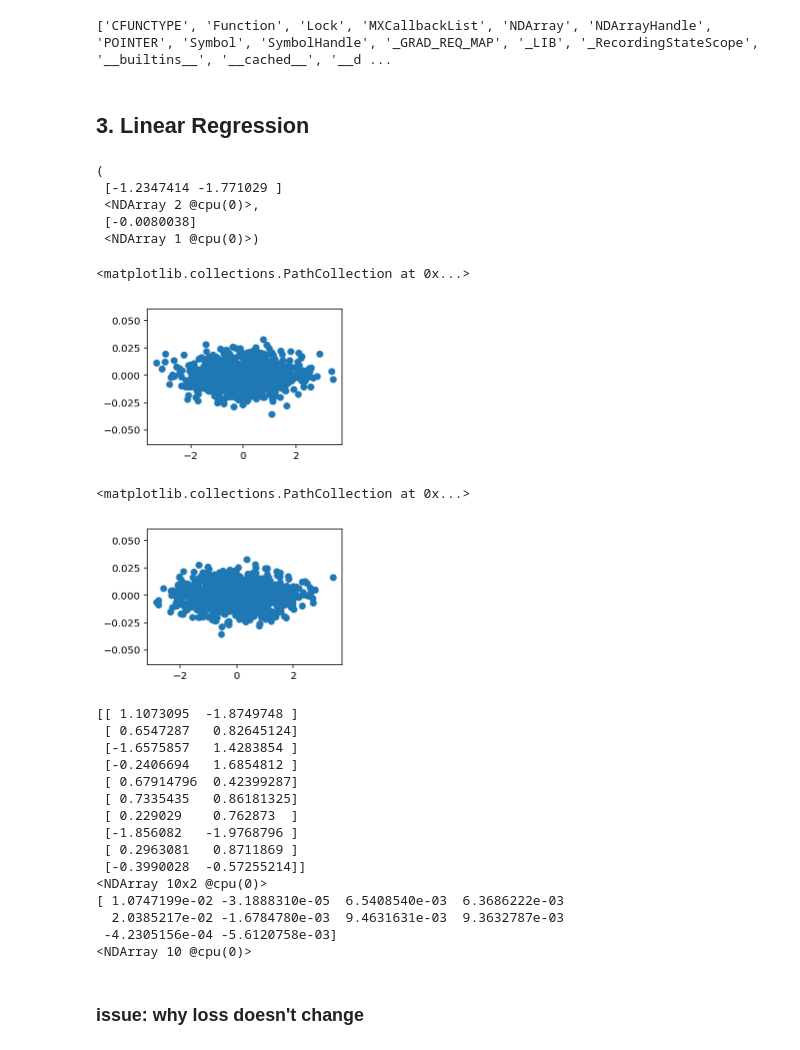
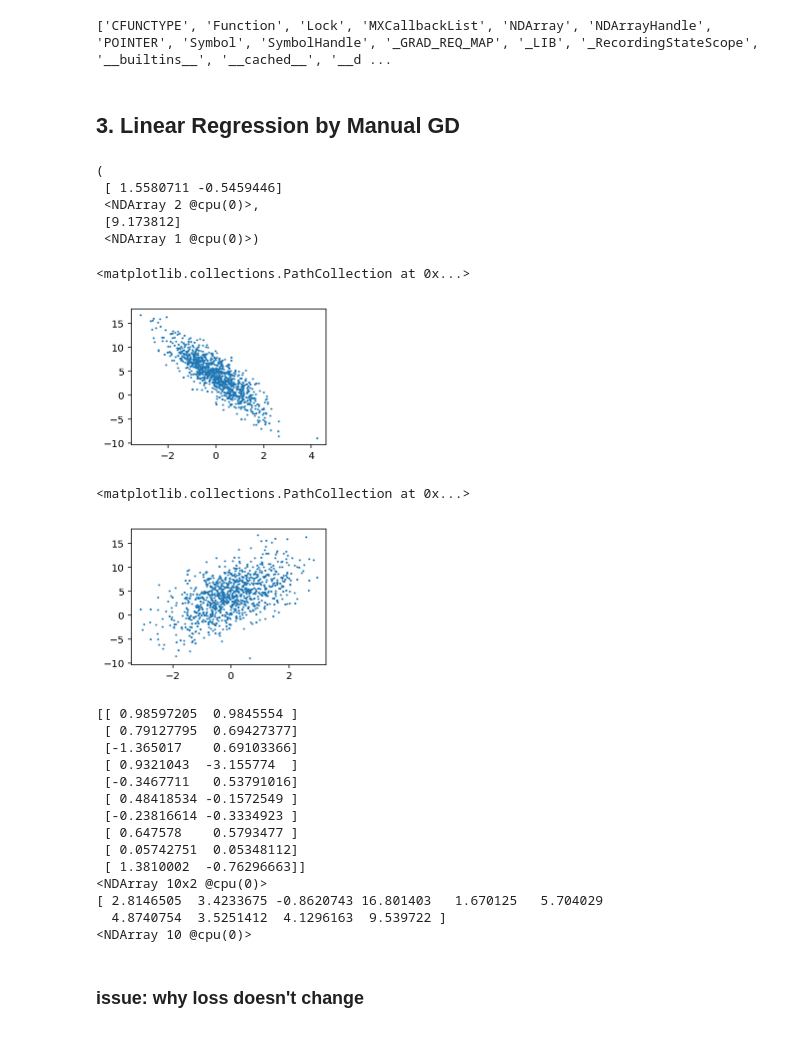
Before and after one commit to llv22/mxnet_daily, a Jupyter notebook: basis.ipynb, the cells around one changed output. Drawn from its saved outputs; the diff is of its cells as text; code cells hidden in the pictures.

```diff
--- a/basis.ipynb
+++ b/basis.ipynb
@@ -98,7 +98,7 @@ print(dir(autograd))
 # %% [output]
 ['CFUNCTYPE', 'Function', 'Lock', 'MXCallbackList', 'NDArray', 'NDArrayHandle', 'POINTER', 'Symbol', 'SymbolHandle', '_GRAD_REQ_MAP', '_LIB', '_RecordingStateScope', '__builtins__', '__cached__', '__d ...
 # %% [markdown]
-## 3. Linear Regression
+## 3. Linear Regression by Manual GD
 # %%
 from IPython.display import set_matplotlib_formats
 from matplotlib import pyplot as plt
@@ -114,32 +114,37 @@ true_w = [2, -3.4]
 true_b = 4.2
 features = nd.random.normal(scale=1, shape=(num_examples, num_inputs))
 labels = true_w[0] * features[:, 0] + true_w[1] * features[:, 1] + true_b
-labels = nd.random.normal(scale=0.01, shape=labels.shape)
+# bug: labels += gaussion noise with scale = 0.01, as 0.001 is too small, almost cost will be zero => 0.01 will better
+labels += nd.random.normal(scale=0.01, shape=labels.shape)
 # %%
 features[0], labels[0]
 # %% [output]
 (
- [-1.2347414 -1.771029 ]
+ [ 1.5580711 -0.5459446]
  <NDArray 2 @cpu(0)>,
- [-0.0080038]
+ [9.173812]
  <NDArray 1 @cpu(0)>)
 # %%
 def set_figsize(figsize=(3.5, 2.5)):
+    """
+    analysis the linear relationship for different dimension.
+    """
     # set retina
     set_matplotlib_formats('retina')
     # set size of graphic
     plt.rcParams['figure.figsize'] = figsize
 
 set_figsize()
-plt.scatter(features[:, 1].asnumpy(), labels.asnumpy())
+# third parameter is c : color, sequence, or sequence of color, optional, default: ‘b’
+plt.scatter(features[:, 1].asnumpy(), labels.asnumpy(), 1)
 # %% [output]
 <matplotlib.collections.PathCollection at 0x...>
-[figure, old version]
+[figure, new version]
 # %%
-plt.scatter(features[:, 0].asnumpy(), labels.asnumpy())
+plt.scatter(features[:, 0].asnumpy(), labels.asnumpy(), 1)
 # %% [output]
 <matplotlib.collections.PathCollection at 0x...>
-[figure, old version]
+[figure, new version]
 # %%
 batch_size = 10
 def data_iter(batch_size, features, labels):
@@ -156,20 +161,19 @@ for X, y in data_iter(batch_size, features, labels):
     print(X, y)
     break
 # %% [output]
-[[ 1.1073095  -1.8749748 ]
- [ 0.6547287   0.82645124]
- [-1.6575857   1.4283854 ]
- [-0.2406694   1.6854812 ]
- [ 0.67914796  0.42399287]
- [ 0.7335435   0.86181325]
- [ 0.229029    0.762873  ]
- [-1.856082   -1.9768796 ]
- [ 0.2963081   0.8711869 ]
- [-0.3990028  -0.57255214]]
+[[ 0.98597205  0.9845554 ]
+ [ 0.79127795  0.69427377]
+ [-1.365017    0.69103366]
+ [ 0.9321043  -3.155774  ]
+ [-0.3467711   0.53791016]
+ [ 0.48418534 -0.1572549 ]
+ [-0.23816614 -0.3334923 ]
+ [ 0.647578    0.5793477 ]
+ [ 0.05742751  0.05348112]
+ [ 1.3810002  -0.76296663]]
 <NDArray 10x2 @cpu(0)>
-[ 1.0747199e-02 -3.1888310e-05  6.5408540e-03  6.3686222e-03
-  2.0385217e-02 -1.6784780e-03  9.4631631e-03  9.3632787e-03
- -4.2305156e-04 -5.6120758e-03]
+[ 2.8146505  3.4233675 -0.8620743 16.801403   1.670125   5.704029
+  4.8740754  3.5251412  4.1296163  9.539722 ]
 <NDArray 10 @cpu(0)>
 # %%
 # initialize w, b
```
Also changed, not shown: parts of 13 cells of this notebook.
